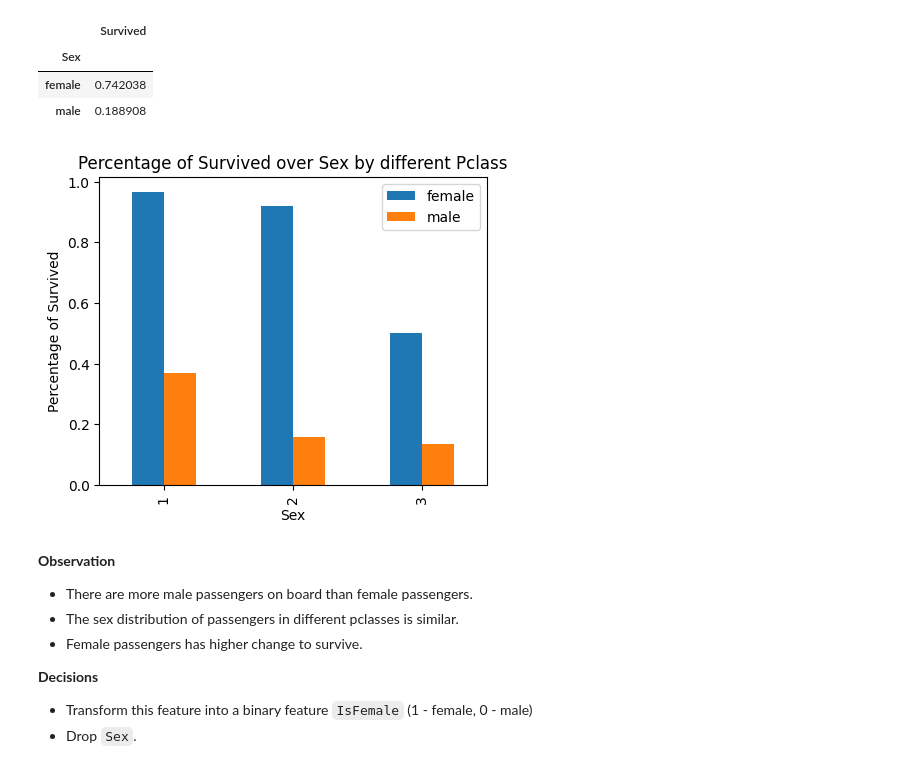
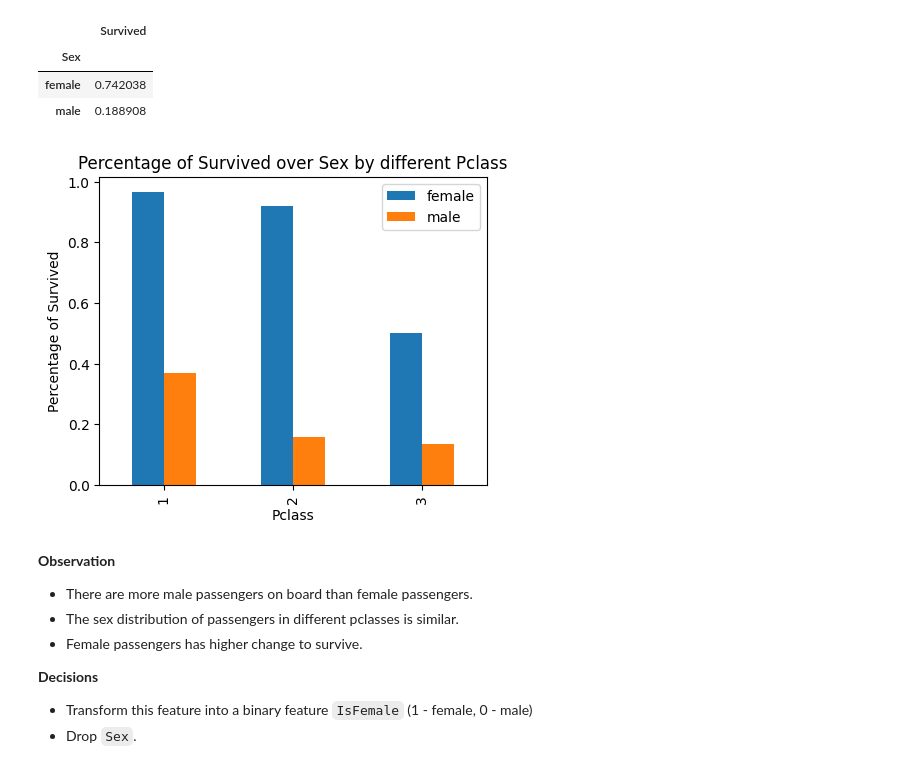
Before and after one commit to iamyufan/cs5785-assignments, a Jupyter notebook: hw1/Part_II_ds.ipynb, the cells around one changed output. Cells and saved outputs as stored; diff of their text form; code cells hidden in the pictures.

```diff
--- a/hw1/Part_II_ds.ipynb
+++ b/hw1/Part_II_ds.ipynb
@@ -86,9 +86,9 @@ def get_feature_to_drop_by_hight_na(df_train, feature_list, threshold):
     return list(null_counts[null_counts > threshold].index)
 
 
-# Drop the features with NA values more than 30%
+# Drop the features with NA values more than 50%
 features_to_drop_by_hight_na = get_feature_to_drop_by_hight_na(
-    df, df.columns, threshold=0.3)
+    df, df.columns, threshold=0.5)
 
 print("The features need to be dropped due to high volumes of NA values:")
 print(features_to_drop_by_hight_na)
@@ -552,16 +552,16 @@ df[["Sex", "Survived"]].groupby("Sex").mean()
 # %%
 # Examine the distribution of the Survived percentage of Sex in different classes
 df_temp = df[["Sex", "Pclass", "Survived"]].groupby(["Pclass", "Sex"], as_index=True).apply("mean")
 
 ax = df_temp.unstack().plot(kind="bar", figsize=(5, 4))
 ax.set_title("Percentage of Survived over Sex by different Pclass")
 ax.set_ylabel("Percentage of Survived")
-ax.set_xlabel("Sex")
+ax.set_xlabel("Pclass")
 ax.legend(["female", "male"])
 # Save the figure
 plt.savefig(os.path.join(IMG_PATH, "distribution_of_sex_by_pclass.png"), dpi=300)
 # %% [output]
-[figure, old version]
+[figure, new version]
 # %% [markdown]
 **Observation**
 
```
Also changed, not shown: parts of 2 cells of this notebook, 20 other files.
